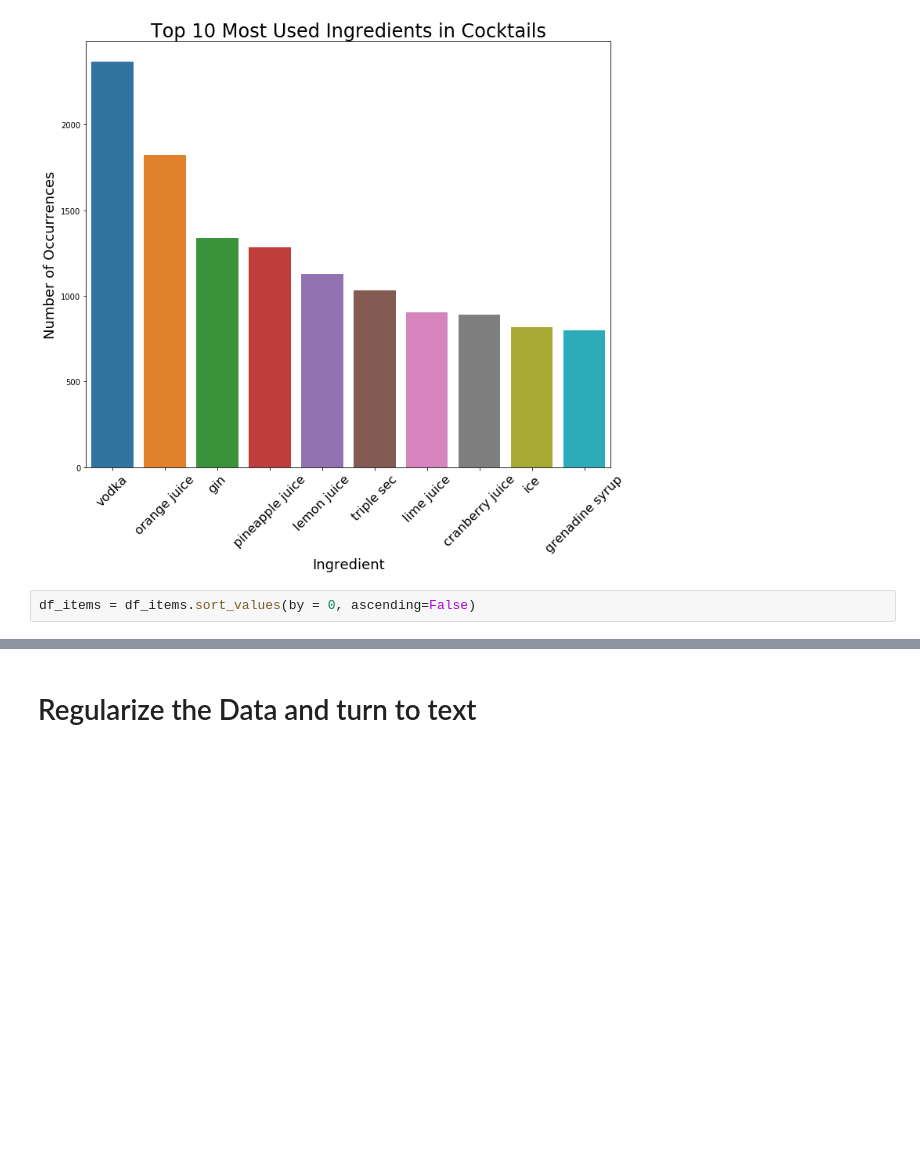
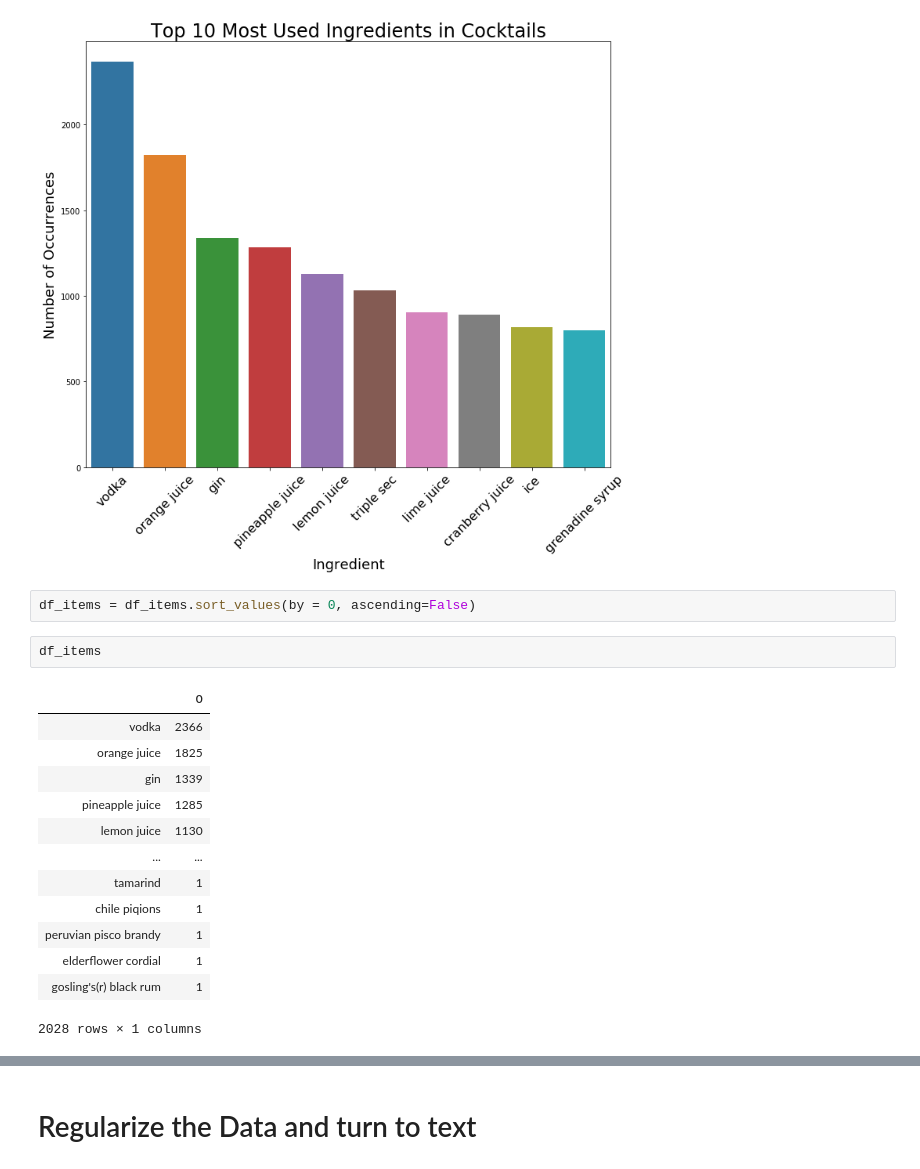
Before and after one commit to Birdshaw/Bartend-A.I., a Jupyter notebook: Bartend_A_I.ipynb, the cells around one changed output, grey strips where cells are left out. Drawn from its saved outputs; the diff is of its cells as text; blank space fills up the shorter version.

```diff
--- a/Bartend_A_I.ipynb
+++ b/Bartend_A_I.ipynb
@@ -144,3 +160,19 @@ plt.savefig('ingredient.png')
 [figure]
 # %%
 df_items = df_items.sort_values(by = 0, ascending=False)
+# %%
+df_items
+# %% [output]
+|  | 0 |
+| vodka | 2366 |
+| orange juice | 1825 |
+| gin | 1339 |
+| pineapple juice | 1285 |
+| lemon juice | 1130 |
+| ... | ... |
+| tamarind | 1 |
+| chile piqions | 1 |
+| peruvian pisco brandy | 1 |
+| elderflower cordial | 1 |
+| gosling's(r) black rum | 1 |
+2028 rows × 1 columns
```
Also changed, not shown: parts of 29 cells of this notebook, 1 other file.
